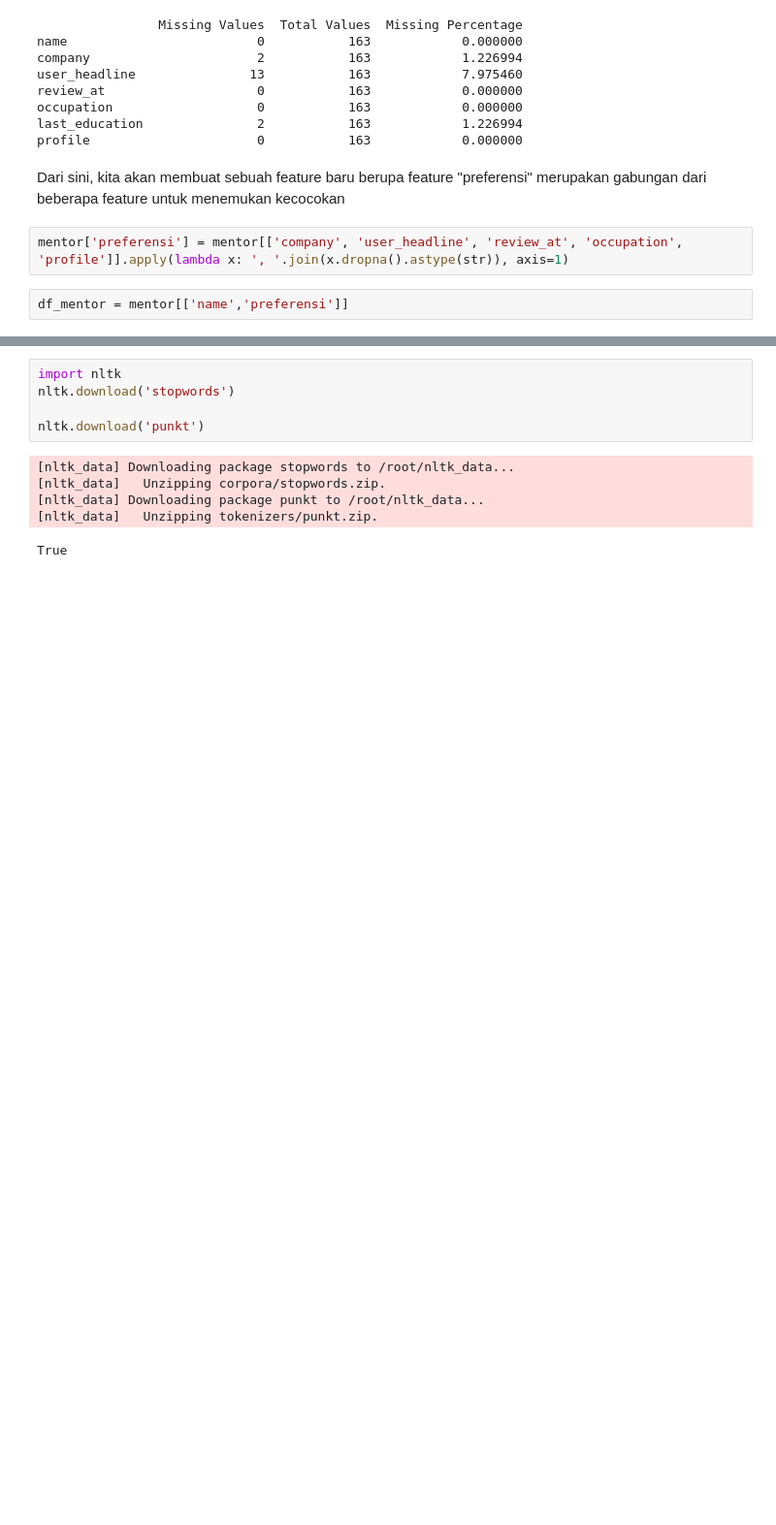
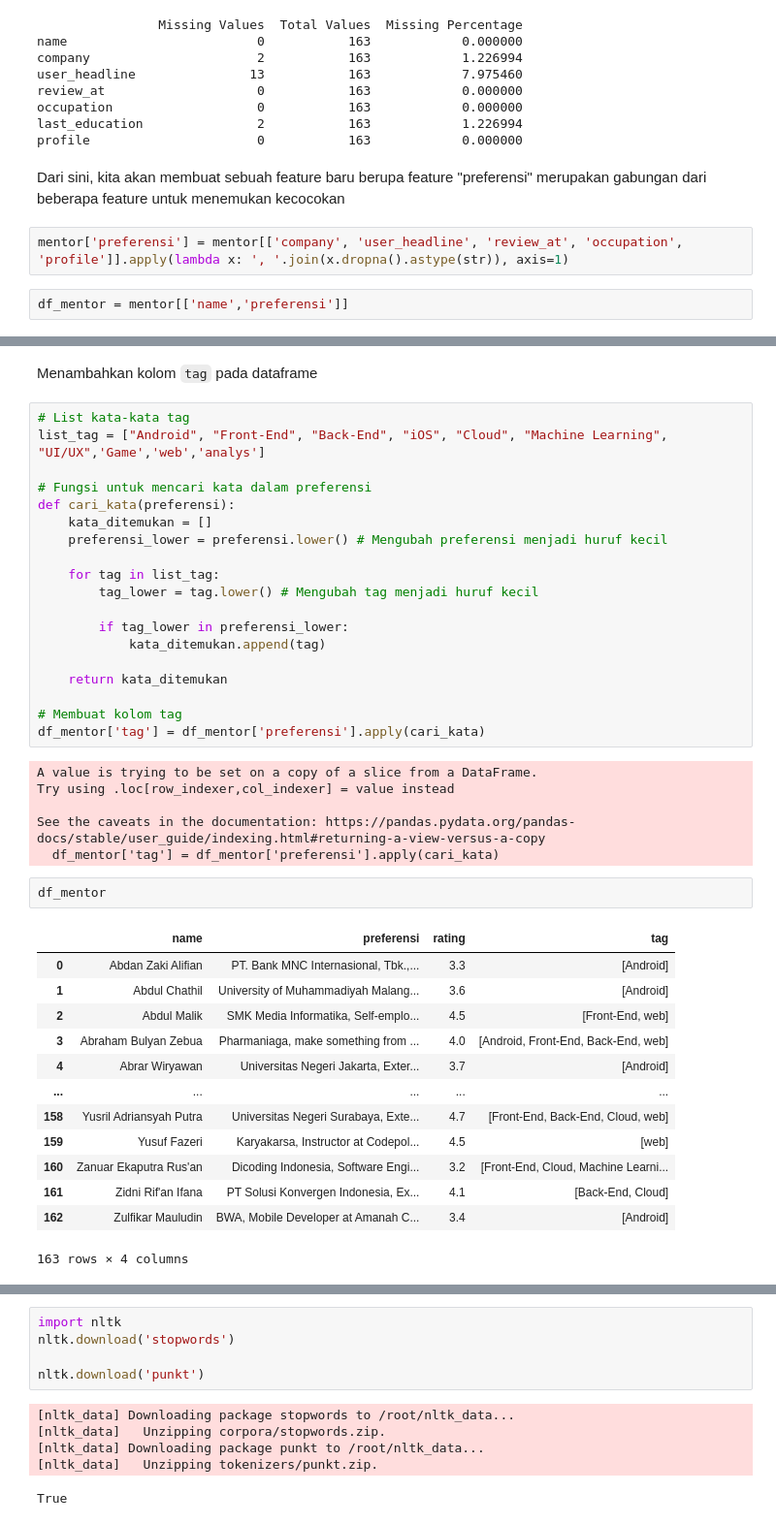
Before and after one commit to abdinegara783/ML-Mentoring-Platform-Dicoding, a Jupyter notebook: Recommender_System_Fix.ipynb, the cells around one changed output, grey strips where cells are left out. Shown: that part at 97% size. Saved outputs shown, nothing was run; the diff lists cells and outputs as text; blank space fills up the shorter version.

```diff
--- a/Recommender_System_Fix.ipynb
+++ b/Recommender_System_Fix.ipynb
@@ -127,0 +150,43 @@ df_mentor.shape
+# %% [markdown]
+Menambahkan kolom `tag` pada dataframe
+# %%
+# List kata-kata tag
+list_tag = ["Android", "Front-End", "Back-End", "iOS", "Cloud", "Machine Learning", "UI/UX",'Game','web','analys']
+
+# Fungsi untuk mencari kata dalam preferensi
+def cari_kata(preferensi):
+    kata_ditemukan = []
+    preferensi_lower = preferensi.lower() # Mengubah preferensi menjadi huruf kecil
+
+    for tag in list_tag:
+        tag_lower = tag.lower() # Mengubah tag menjadi huruf kecil
+
+        if tag_lower in preferensi_lower:
+            kata_ditemukan.append(tag)
+
+    return kata_ditemukan
+
+# Membuat kolom tag
+df_mentor['tag'] = df_mentor['preferensi'].apply(cari_kata)
+# %% [output]
+A value is trying to be set on a copy of a slice from a DataFrame.
+Try using .loc[row_indexer,col_indexer] = value instead
+
+See the caveats in the documentation: https://pandas.pydata.org/pandas-docs/stable/user_guide/indexing.html#returning-a-view-versus-a-copy
+  df_mentor['tag'] = df_mentor['preferensi'].apply(cari_kata)
+# %%
+df_mentor
+# %% [output]
+|  | name | preferensi | rating | tag |
+| 0 | Abdan Zaki Alifian | PT. Bank MNC Internasional, Tbk.,... | 3.3 | [Android] |
+| 1 | Abdul Chathil | University of Muhammadiyah Malang... | 3.6 | [Android] |
+| 2 | Abdul Malik | SMK Media Informatika, Self-emplo... | 4.5 | [Front-End, web] |
+| 3 | Abraham Bulyan Zebua | Pharmaniaga, make something from ... | 4.0 | [Android, Front-End, Back-End, web] |
+| 4 | Abrar Wiryawan | Universitas Negeri Jakarta, Exter... | 3.7 | [Android] |
+| ... | ... | ... | ... | ... |
+| 158 | Yusril Adriansyah Putra | Universitas Negeri Surabaya, Exte... | 4.7 | [Front-End, Back-End, Cloud, web] |
+| 159 | Yusuf Fazeri | Karyakarsa, Instructor at Codepol... | 4.5 | [web] |
+| 160 | Zanuar Ekaputra Rus'an | Dicoding Indonesia, Software Engi... | 3.2 | [Front-End, Cloud, Machine Learni... |
+| 161 | Zidni Rif'an Ifana | PT Solusi Konvergen Indonesia, Ex... | 4.1 | [Back-End, Cloud] |
+| 162 | Zulfikar Mauludin | BWA, Mobile Developer at Amanah C... | 3.4 | [Android] |
+163 rows × 4 columns
```
Also changed, not shown: parts of 14 cells of this notebook.
